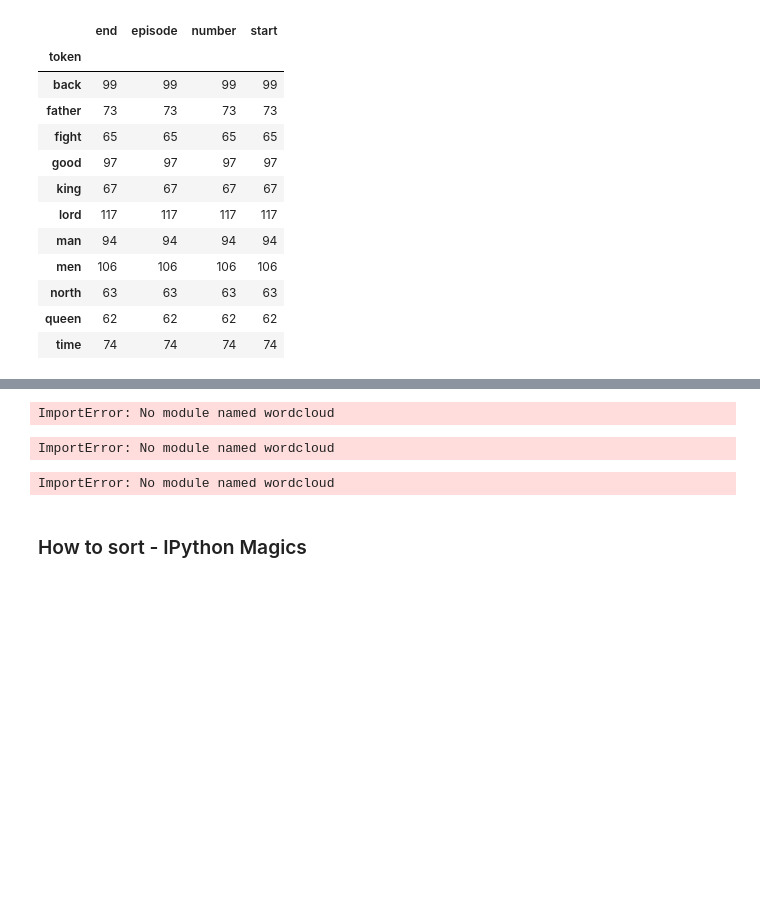
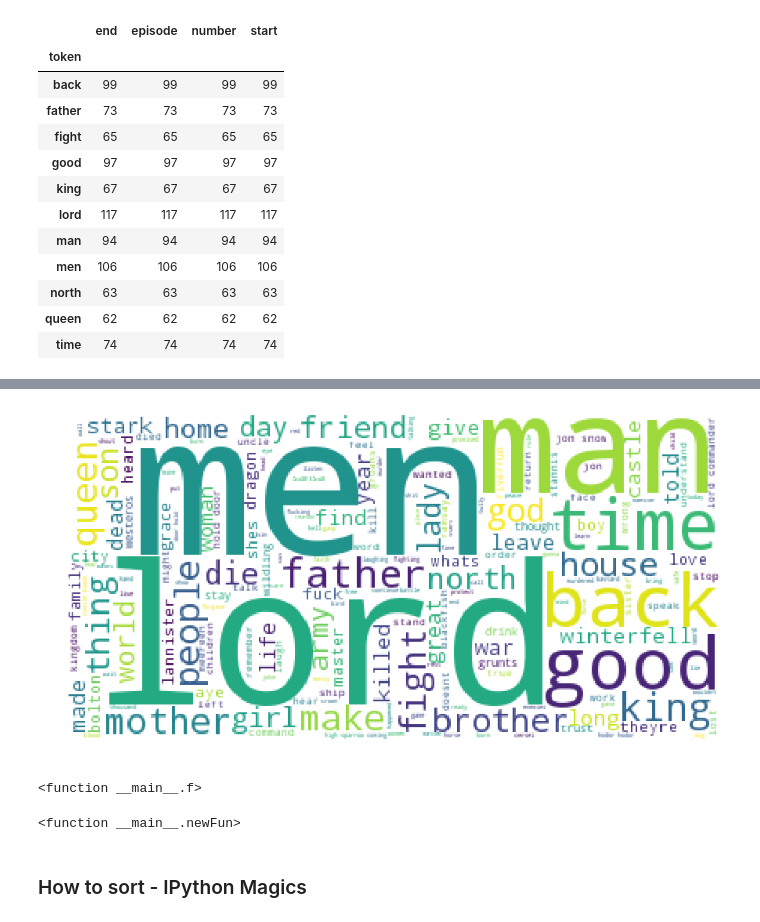
Before and after one commit to pradhan1234/ACM_Summer_School, a Jupyter notebook: 0. Demo notebook.ipynb, the cells around one changed output, grey strips where cells are left out. Drawn from its saved outputs; the diff is of its cells as text; code cells hidden in the pictures; blank space fills up the shorter version.

```diff
--- a/0. Demo notebook.ipynb
+++ b/0. Demo notebook.ipynb
@@ -170,14 +165,14 @@ InvalidSchema: Missing dependencies for SOCKS support.
 # %%
 %matplotlib inline
 import matplotlib.pyplot as plt
 from wordcloud import WordCloud, STOPWORDS
-wordcloud = WordCloud(stopwords=STOPWORDS, background_color='white',ranks_only=True).generate(" ".join(words['dialogue']))
+wordcloud = WordCloud(stopwords=STOPWORDS, background_color='white',ranks_only=True).generate(" ".join(words['token']))
 plt.figure(figsize=(15,10))
 plt.imshow(wordcloud)
 plt.axis('off')
 plt.show()
 # %% [output]
-ImportError: No module named wordcloud
+[figure, added]
 # %%
 %matplotlib inline
 import matplotlib.pyplot as plt
@@ -191,8 +186,8 @@ plt.style.use('ggplot')
 NUMBER_OF_PINGS = 4
 
 def f(Count):
-    filteredWords = words.groupby("dialogue").filter(lambda x: len(x) <=Count)
-    wordcloud = WordCloud(stopwords=STOPWORDS, background_color='white',ranks_only=True).generate(" ".join(filteredWords['dialogue']))
+    filteredWords = words.groupby("token").filter(lambda x: len(x) <=Count)
+    wordcloud = WordCloud(stopwords=STOPWORDS, background_color='white',ranks_only=True).generate(" ".join(filteredWords['token']))
     plt.figure(figsize=(15,10))
     plt.imshow(wordcloud)
     plt.axis('off')
@@ -200,7 +195,7 @@ def f(Count):
 
 interact(f,Count=widgets.IntSlider(min=0,max=120,step=1,value=120))
 # %% [output]
-ImportError: No module named wordcloud
+<function __main__.f>
 # %%
 %matplotlib inline
 import matplotlib.pyplot as plt
@@ -210,8 +205,8 @@ from IPython.display import display
 
 
 def newFun(Count):
-    filteredWords = words.groupby("dialogue").filter(lambda x: len(x) <=Count)
-    wordcloud = WordCloud(stopwords=STOPWORDS, background_color='white',ranks_only=True).generate(" ".join(words[words['episode'] == Count]['dialogue']))
+    filteredWords = words.groupby("token").filter(lambda x: len(x) <=Count)
+    wordcloud = WordCloud(stopwords=STOPWORDS, background_color='white',ranks_only=True).generate(" ".join(words[words['episode'] == Count]['token']))
     plt.figure(figsize=(15,10))
     plt.imshow(wordcloud)
     plt.axis('off')
@@ -219,7 +214,7 @@ def newFun(Count):
 
 interact(newFun,Count={'one':1,'two':2,'three':3,'four':4,'five':5,'six':6,'seven':7,'eight':8,'nine':9,'ten':10})
 # %% [output]
-ImportError: No module named wordcloud
+<function __main__.newFun>
 # %% [markdown]
 ### How to sort - IPython Magics
 # %%
```
Also changed, not shown: parts of 4 cells of this notebook, 1 other file.
